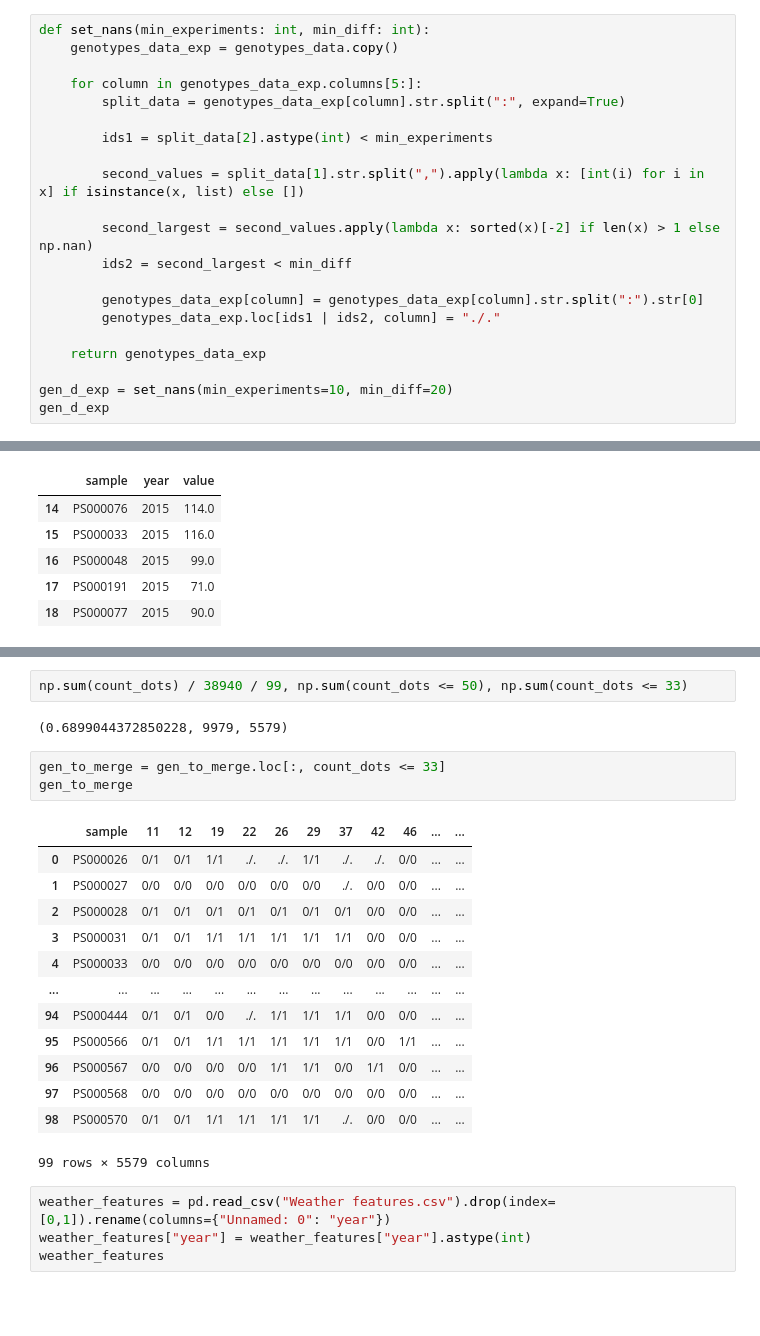
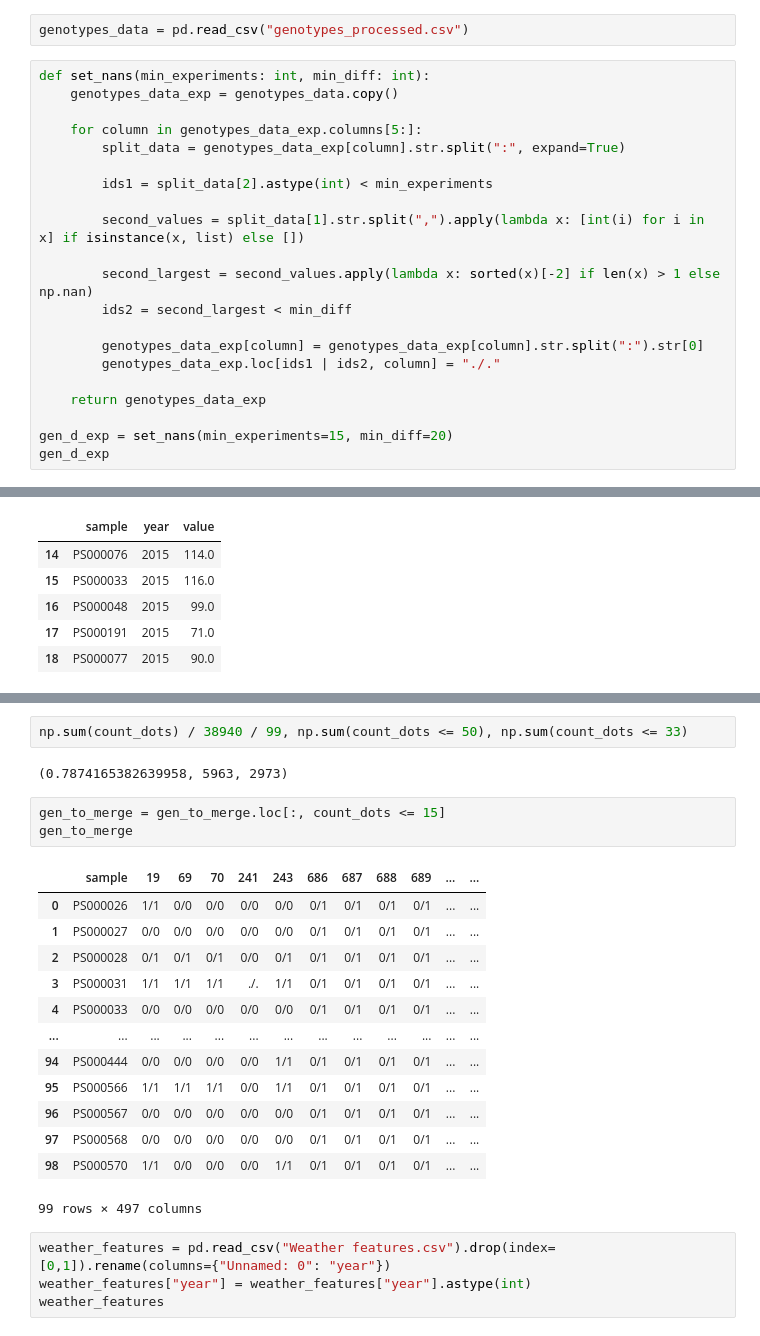
Before and after one commit to eMasov/AgroHack-Amalgama, a Jupyter notebook: AgroHack EDA.ipynb, the cells around one changed output, grey strips where cells are left out. Cells and saved outputs as stored; diff of their text form; blank space fills up the shorter version.

```diff
--- a/AgroHack EDA.ipynb
+++ b/AgroHack EDA.ipynb
@@ -243,3 +245,5 @@ genotypes_data[genotypes_data["QUAL"].astype(float) < 100]
+# %%
+genotypes_data = pd.read_csv("genotypes_processed.csv")
 # %%
 def set_nans(min_experiments: int, min_diff: int):
     genotypes_data_exp = genotypes_data.copy()
@@ -259,7 +263,7 @@ def set_nans(min_experiments: int, min_diff: int):
 
     return genotypes_data_exp
 
-gen_d_exp = set_nans(min_experiments=10, min_diff=20)
+gen_d_exp = set_nans(min_experiments=15, min_diff=20)
 gen_d_exp
 # %% [output]
 |  | #CHROM | POS | REF | ALT | QUAL | PS000026 | PS000027 | PS000028 | PS000031 | PS000033 | ... |
@@ -325,24 +329,24 @@ Length: 38941, dtype: int64
 # %%
 np.sum(count_dots) / 38940 / 99, np.sum(count_dots <= 50), np.sum(count_dots <= 33)
 # %% [output]
-(0.6899044372850228, 9979, 5579)
+(0.7874165382639958, 5963, 2973)
 # %%
-gen_to_merge = gen_to_merge.loc[:, count_dots <= 33]
+gen_to_merge = gen_to_merge.loc[:, count_dots <= 15]
 gen_to_merge
 # %% [output]
-|  | sample | 11 | 12 | 19 | 22 | 26 | 29 | 37 | 42 | 46 | ... | ... |
-| 0 | PS000026 | 0/1 | 0/1 | 1/1 | ./. | ./. | 1/1 | ./. | ./. | 0/0 | ... | ... |
-| 1 | PS000027 | 0/0 | 0/0 | 0/0 | 0/0 | 0/0 | 0/0 | ./. | 0/0 | 0/0 | ... | ... |
-| 2 | PS000028 | 0/1 | 0/1 | 0/1 | 0/1 | 0/1 | 0/1 | 0/1 | 0/0 | 0/0 | ... | ... |
-| 3 | PS000031 | 0/1 | 0/1 | 1/1 | 1/1 | 1/1 | 1/1 | 1/1 | 0/0 | 0/0 | ... | ... |
-| 4 | PS000033 | 0/0 | 0/0 | 0/0 | 0/0 | 0/0 | 0/0 | 0/0 | 0/0 | 0/0 | ... | ... |
+|  | sample | 19 | 69 | 70 | 241 | 243 | 686 | 687 | 688 | 689 | ... | ... |
+| 0 | PS000026 | 1/1 | 0/0 | 0/0 | 0/0 | 0/0 | 0/1 | 0/1 | 0/1 | 0/1 | ... | ... |
+| 1 | PS000027 | 0/0 | 0/0 | 0/0 | 0/0 | 0/0 | 0/1 | 0/1 | 0/1 | 0/1 | ... | ... |
+| 2 | PS000028 | 0/1 | 0/1 | 0/1 | 0/0 | 0/1 | 0/1 | 0/1 | 0/1 | 0/1 | ... | ... |
+| 3 | PS000031 | 1/1 | 1/1 | 1/1 | ./. | 1/1 | 0/1 | 0/1 | 0/1 | 0/1 | ... | ... |
+| 4 | PS000033 | 0/0 | 0/0 | 0/0 | 0/0 | 0/0 | 0/1 | 0/1 | 0/1 | 0/1 | ... | ... |
 | ... | ... | ... | ... | ... | ... | ... | ... | ... | ... | ... | ... | ... |
-| 94 | PS000444 | 0/1 | 0/1 | 0/0 | ./. | 1/1 | 1/1 | 1/1 | 0/0 | 0/0 | ... | ... |
-| 95 | PS000566 | 0/1 | 0/1 | 1/1 | 1/1 | 1/1 | 1/1 | 1/1 | 0/0 | 1/1 | ... | ... |
-| 96 | PS000567 | 0/0 | 0/0 | 0/0 | 0/0 | 1/1 | 1/1 | 0/0 | 1/1 | 0/0 | ... | ... |
-| 97 | PS000568 | 0/0 | 0/0 | 0/0 | 0/0 | 0/0 | 0/0 | 0/0 | 0/0 | 0/0 | ... | ... |
-| 98 | PS000570 | 0/1 | 0/1 | 1/1 | 1/1 | 1/1 | 1/1 | ./. | 0/0 | 0/0 | ... | ... |
+| 94 | PS000444 | 0/0 | 0/0 | 0/0 | 0/0 | 1/1 | 0/1 | 0/1 | 0/1 | 0/1 | ... | ... |
+| 95 | PS000566 | 1/1 | 1/1 | 1/1 | 0/0 | 1/1 | 0/1 | 0/1 | 0/1 | 0/1 | ... | ... |
+| 96 | PS000567 | 0/0 | 0/0 | 0/0 | 0/0 | 0/0 | 0/1 | 0/1 | 0/1 | 0/1 | ... | ... |
+| 97 | PS000568 | 0/0 | 0/0 | 0/0 | 0/0 | 0/0 | 0/1 | 0/1 | 0/1 | 0/1 | ... | ... |
+| 98 | PS000570 | 1/1 | 0/0 | 0/0 | 0/0 | 1/1 | 0/1 | 0/1 | 0/1 | 0/1 | ... | ... |
-99 rows × 5579 columns
+99 rows × 497 columns
 # %%
 weather_features = pd.read_csv("Weather features.csv").drop(index=[0,1]).rename(columns={"Unnamed: 0": "year"})
 weather_features["year"] = weather_features["year"].astype(int)
```
Also changed, not shown: parts of 13 cells of this notebook.
